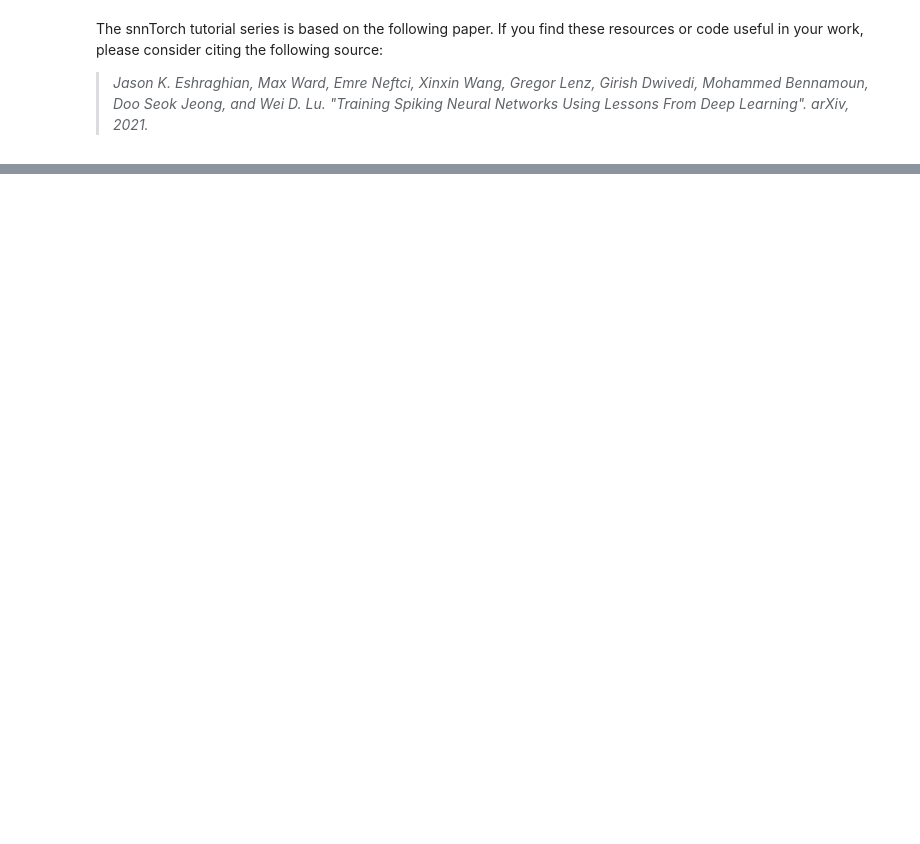
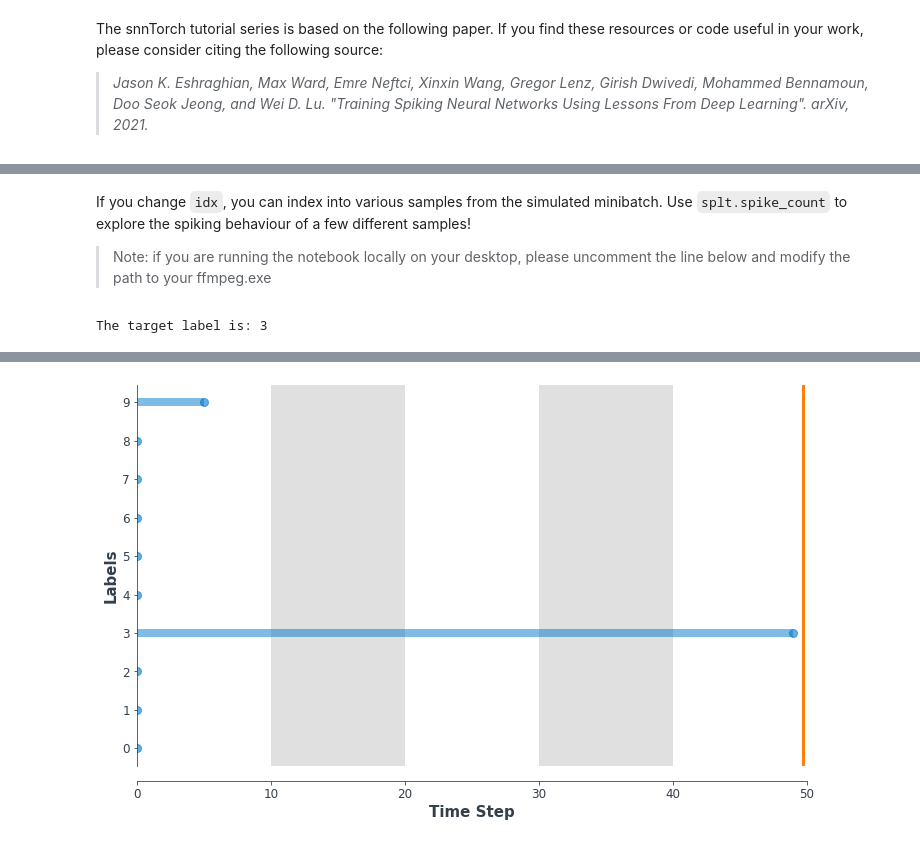
Before and after one commit to jeshraghian/snntorch, a Jupyter notebook: examples/tutorial_6_CNN.ipynb, the cells around one changed output, grey strips where cells are left out. Cells and saved outputs as stored; diff of their text form; code cells hidden in the pictures; blank space fills up the shorter version.

```diff
--- a/examples/tutorial_6_CNN.ipynb
+++ b/examples/tutorial_6_CNN.ipynb
@@ -519,0 +187,5 @@ Now you know how to construct and train a fully-connected network on a static da
+# %%
+# neuron and simulation parameters
+spike_grad = surrogate.fast_sigmoid(slope=25)
+beta = 0.5
+num_steps = 50
@@ -519,0 +251,7 @@ Now you know how to construct and train a fully-connected network on a static da
+# %%
+data, targets = next(iter(train_loader))
+data = data.to(device)
+targets = targets.to(device)
+
+for step in range(num_steps):
+    spk_out, mem_out = net(data)
@@ -519,0 +260,12 @@ Now you know how to construct and train a fully-connected network on a static da
+# %%
+def forward_pass(net, num_steps, data):
+  mem_rec = []
+  spk_rec = []
+  utils.reset(net)  # resets hidden states for all LIF neurons in net
+
+  for step in range(num_steps):
+      spk_out, mem_out = net(data)
+      spk_rec.append(spk_out)
+      mem_rec.append(mem_out)
+
+  return torch.stack(spk_rec), torch.stack(mem_rec)
@@ -519,0 +390,25 @@ Now you know how to construct and train a fully-connected network on a static da
+# %%
+spk_rec, mem_rec = forward_pass(net, num_steps, data)
+# %% [markdown]
+If you change `idx`, you can index into various samples from the simulated minibatch. Use `splt.spike_count` to explore the spiking behaviour of a few different samples!
+
+> Note: if you are running the notebook locally on your desktop, please uncomment the line below and modify the path to your ffmpeg.exe
+# %%
+from IPython.display import HTML
+
+idx = 0
+
+fig, ax = plt.subplots(facecolor='w', figsize=(12, 7))
+labels=['0', '1', '2', '3', '4', '5', '6', '7', '8','9']
+print(f"The target label is: {targets[idx]}")
+
+# plt.rcParams['animation.ffmpeg_path'] = 'C:\\path\\to\\your\\ffmpeg.exe'
+
+#  Plot spike count histogram
+anim = splt.spike_count(spk_rec[:, idx].detach().cpu(), fig, ax, labels=labels,
+                        animate=True, interpolate=4)
+
+HTML(anim.to_html5_video())
+# anim.save("spike_bar.mp4")
+# %% [output]
+The target label is: 3
@@ -519,0 +416 @@ Now you know how to construct and train a fully-connected network on a static da
+[figure, added]
```
Also changed, not shown: parts of 97 cells of this notebook.
